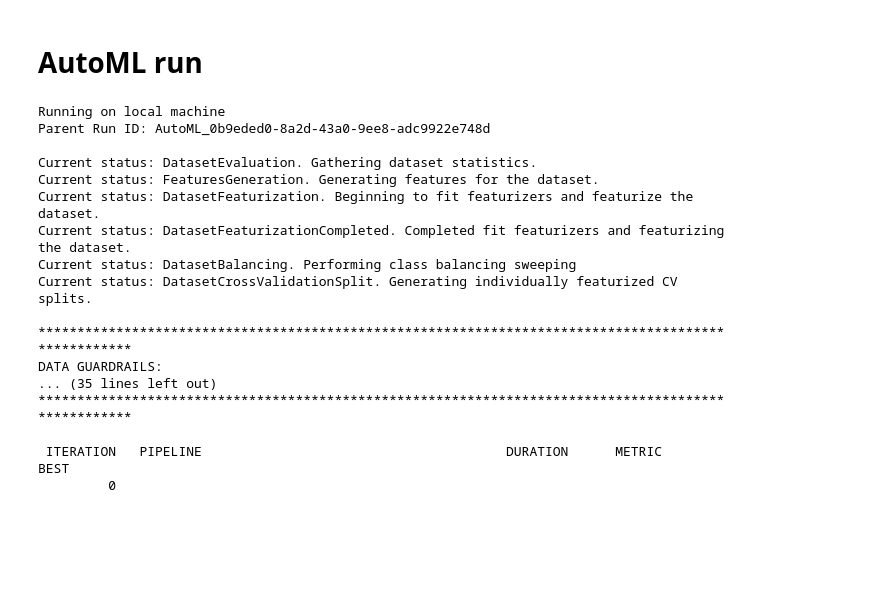
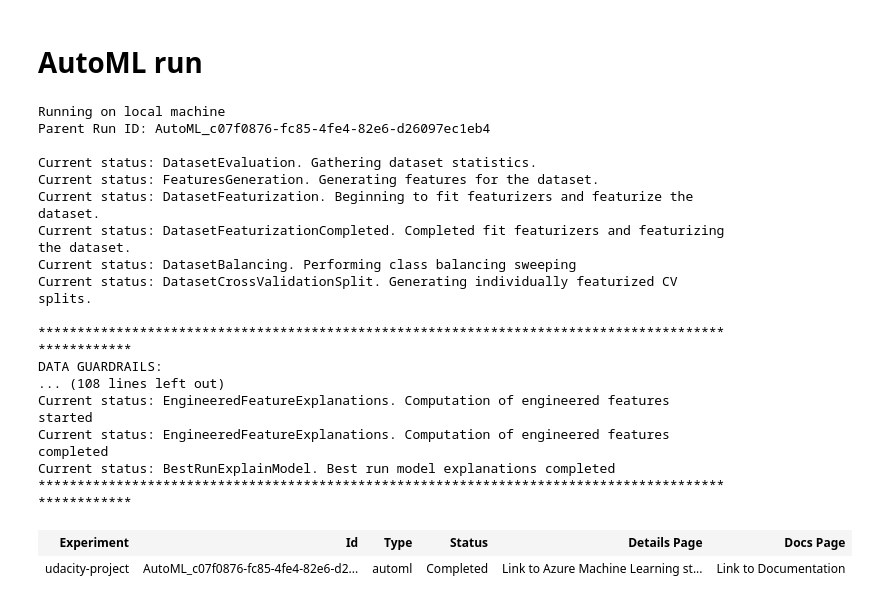
Before and after one commit to HamdyTawfeek/Optimizing_ML_Pipeline_in_Azure, a Jupyter notebook: udacity-project.ipynb, the cells around one changed output. Drawn from its saved outputs; the diff is of its cells as text; code cells hidden in the pictures; blank space fills up the shorter version.

Commit message:
Added AutoML experiment

```diff
--- a/udacity-project.ipynb
+++ b/udacity-project.ipynb
@@ -1,7 +1,7 @@
 # %%
 from azureml.core import Workspace, Experiment
 
-ws = Workspace.get(name="udacity-project")
+ws = Workspace.get(name="quick-starts-ws-117397")
 exp = Experiment(workspace=ws, name="udacity-project")
 
 print('Workspace name: ' + ws.name,
@@ -206,7 +210,7 @@ automl_config = AutoMLConfig(
 automl_run = exp.submit(automl_config, show_output = True)
 # %% [output]
 Running on local machine
-Parent Run ID: AutoML_0b9eded0-8a2d-43a0-9ee8-adc9922e748d
+Parent Run ID: AutoML_c07f0876-fc85-4fe4-82e6-d26097ec1eb4
 
 Current status: DatasetEvaluation. Gathering dataset statistics.
 Current status: FeaturesGeneration. Generating features for the dataset.
@@ -217,10 +221,15 @@ Current status: DatasetCrossValidationSplit. Generating individually featurized
 
 ****************************************************************************************************
 DATA GUARDRAILS:
-... (35 lines left out)
+... (108 lines left out)
+Current status: EngineeredFeatureExplanations. Computation of engineered features started
+Current status: EngineeredFeatureExplanations. Computation of engineered features completed
+Current status: BestRunExplainModel. Best run model explanations completed
 ****************************************************************************************************
-
- ITERATION   PIPELINE                                       DURATION      METRIC      BEST
-         0
+# %%
+automl_run
+# %% [output]
+| Experiment | Id | Type | Status | Details Page | Docs Page |
+| udacity-project | AutoML_c07f0876-fc85-4fe4-82e6-d2... | automl | Completed | Link to Azure Machine Learning st... | Link to Documentation |
 # %%
 # Retrieve and save your best automl model.
```
Also changed, not shown: parts of 10 cells of this notebook.
